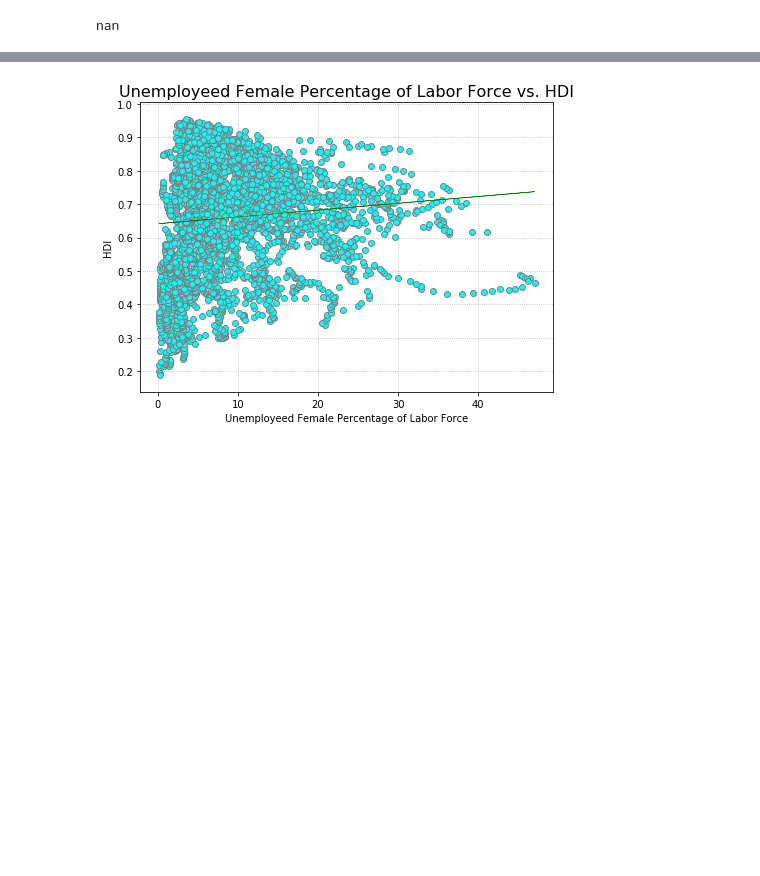
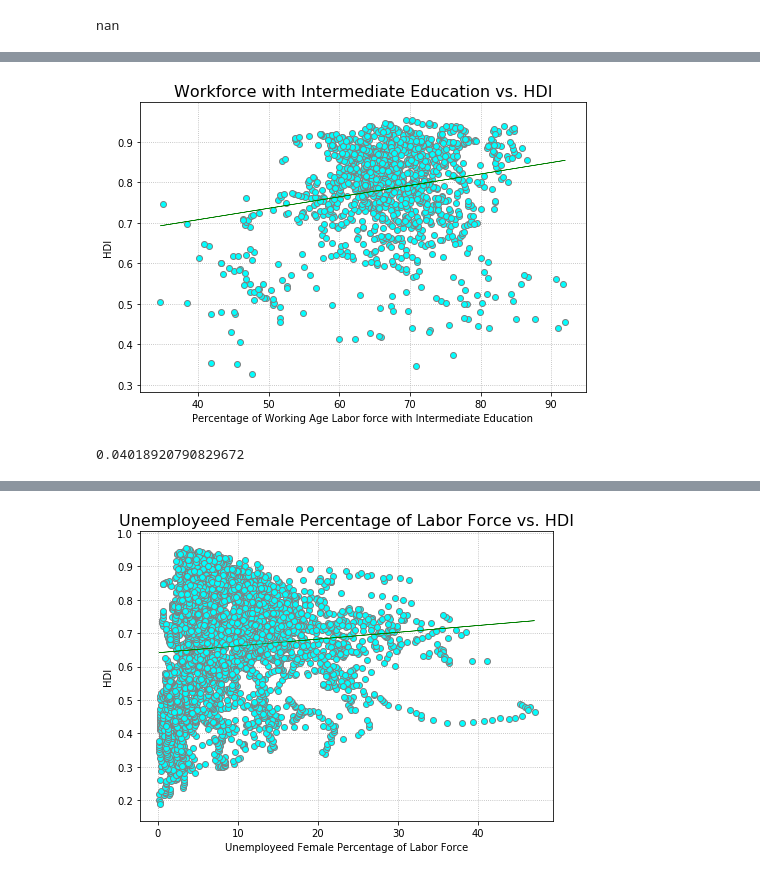
Before and after one commit to linmck/finalproject, a Jupyter notebook: Predict_HDI.ipynb, the cells around one changed output, grey strips where cells are left out. Cells and saved outputs as stored; diff of their text form; code cells hidden in the pictures; blank space fills up the shorter version.

```diff
--- a/Predict_HDI.ipynb
+++ b/Predict_HDI.ipynb
@@ -450,0 +502,33 @@ nan
+# %%
+#Create Workforce with Intermediate Education Index v. HDI chart
+
+edu_3_values = secondary_indicators_education.loc[(secondary_indicators_education['indicator_name']=='Labor force with intermediate education (% of total working-age population with intermediate education)')]
+
+# defining variables
+x = edu_3_values['value']
+y = edu_3_values['hdi']
+
+# linear regression stats and fitline
+slope, intercept, r_value, p_value, _ = stats.linregress(x,y)
+fit = intercept + slope*(np.array(x))
+
+# Scatter plot
+fig, ax = plt.subplots(figsize = (7,5))
+ax.scatter(x, y, color='aqua', edgecolor='grey', zorder=2)
+plt.plot(x, fit, 'black', label='fitted line', linewidth=0.6, color='green')
+plt.grid(linestyle='dotted', zorder=0)
+
+plt.xlabel('Percentage of Working Age Labor force with Intermediate Education')
+plt.ylabel('HDI')
+plt.title("Workforce with Intermediate Education vs. HDI", fontsize=16)
+
+# Show the figure
+plt.tight_layout()
+img_path = os.path.join('resources/images', 'WorkForceIntermediateEducation_HDI.png')
+plt.savefig(img_path)
+plt.show()
+
+print(r_value**2)
+# %% [output]
+[figure, added]
+0.04018920790829672
```
Also changed, not shown: parts of 20 cells of this notebook, 17 other files.
